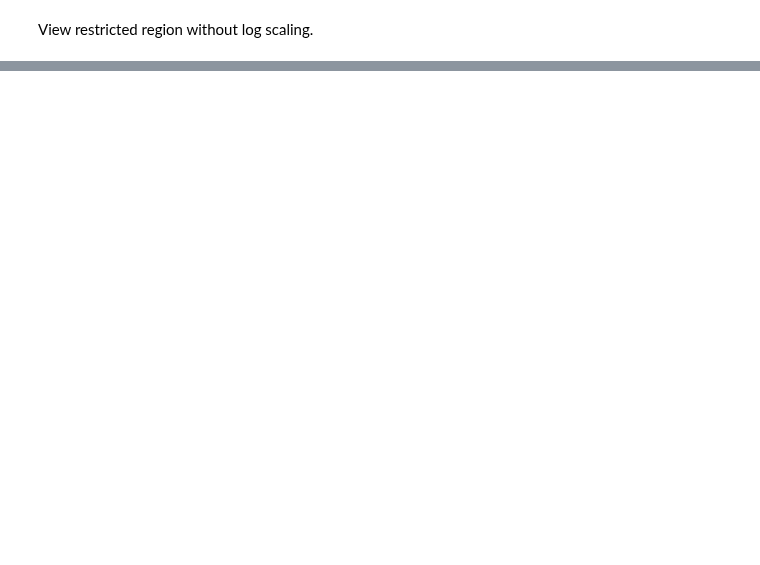
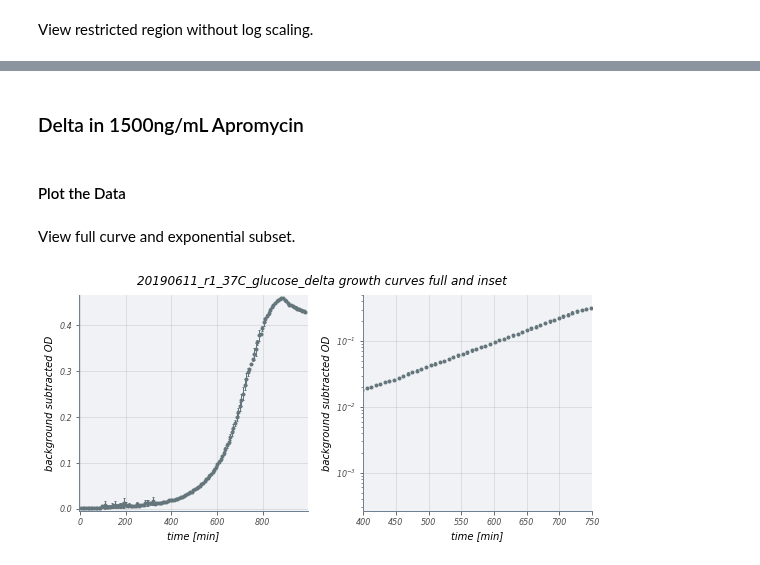
Before and after one commit to RPGroup-PBoC/mwc_growth, a Jupyter notebook: code/processing/growth_curves_plate_reader/20190611_r1_37C_glucoseA_O2_growth/exploration.ipynb, the cells around one changed output, grey strips where cells are left out. Drawn from its saved outputs; the diff is of its cells as text; code cells hidden in the pictures; blank space fills up the shorter version.

```diff
--- a/code/processing/growth_curves_plate_reader/20190611_r1_37C_glucoseA_O2_growth/exploration.ipynb
+++ b/code/processing/growth_curves_plate_reader/20190611_r1_37C_glucoseA_O2_growth/exploration.ipynb
@@ -212,0 +215,12 @@ plt.plot(restricted['time_min'], restricted['od_sub'], '.')
+# %% [markdown]
+### Delta in 1500ng/mL Apromycin
+# %%
+current_strain = 'delta'
+current_carbon = 'apromycin'
+current_conc = 1500
+
+# Create strain-carbon output directory
+if os.path.exists(f'./output/{current_strain}_{current_carbon}_{current_conc}') == False:
+    os.mkdir(f'./output/{current_strain}_{current_carbon}_{current_conc}')
+# %% [markdown]
+#### Plot the Data
@@ -212,0 +232,29 @@ plt.plot(restricted['time_min'], restricted['od_sub'], '.')
+# %%
+# Load range
+ranges_df = pd.read_csv('output/ranges.csv')
+XMIN = ranges_df[current_strain+current_carbon+str(current_conc)][0]
+XMAX = ranges_df[current_strain+current_carbon+str(current_conc)][1]
+# %% [markdown]
+View full curve and exponential subset.
+# %%
+# Plot the growth data.
+grouped = data[(data['strain']==current_strain)
+               & (data['carbon']==current_carbon)
+               & (data['ab_conc']==current_conc)].groupby(['time_min']).agg(('mean', 'std')).reset_index()
+fig, ax = plt.subplots(1, 2, figsize=(8, 4))
+for i in range(2):
+    ax[i].set_xlabel('time [min]', fontsize=10)
+    ax[i].set_ylabel('background subtracted OD', fontsize=10)
+
+ax[1].set_yscale('log')
+ax[1].set_xlim([XMIN, XMAX])
+ax[0].errorbar(grouped['time_min'], grouped['od_sub']['mean'], grouped['od_sub']['std'], linestyle='none',
+           lw=1, capsize=1, fmt='.')
+ax[1].errorbar(grouped['time_min'], grouped['od_sub']['mean'], grouped['od_sub']['std'], linestyle='none',
+           lw=1, capsize=1, fmt='.')
+fig.suptitle(f'{DATE}_r{RUN_NO}_{TEMP}C_{CARBON}_{STRAIN} growth curves full and inset', y=0.96)
+plt.tight_layout()
+plt.subplots_adjust(top=0.89)
+plt.savefig(f'output/{current_strain}_{current_carbon}_{current_conc}/growth_curves_full_and_inset.png')
+# %% [output]
+[figure, added]
```
Also changed, not shown: parts of 89 cells of this notebook, 56 other files.
